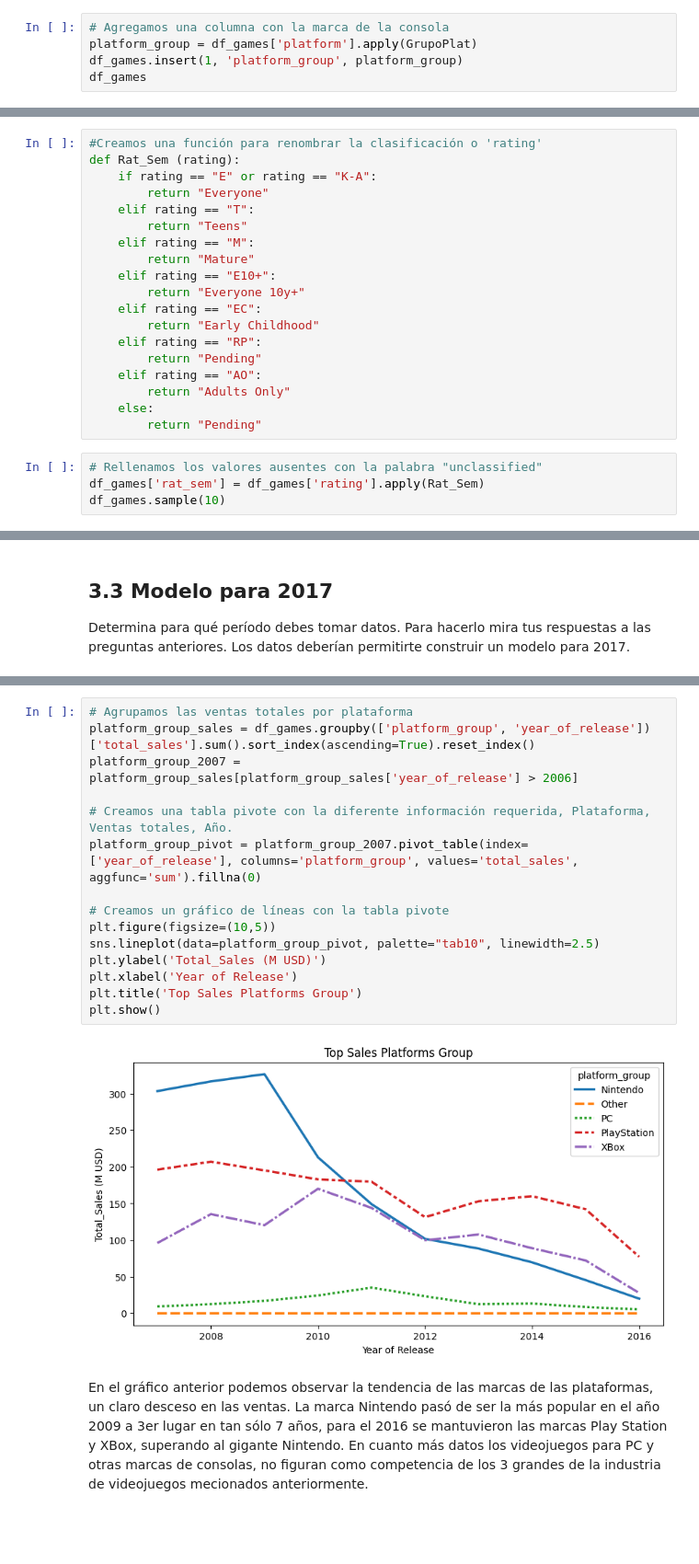
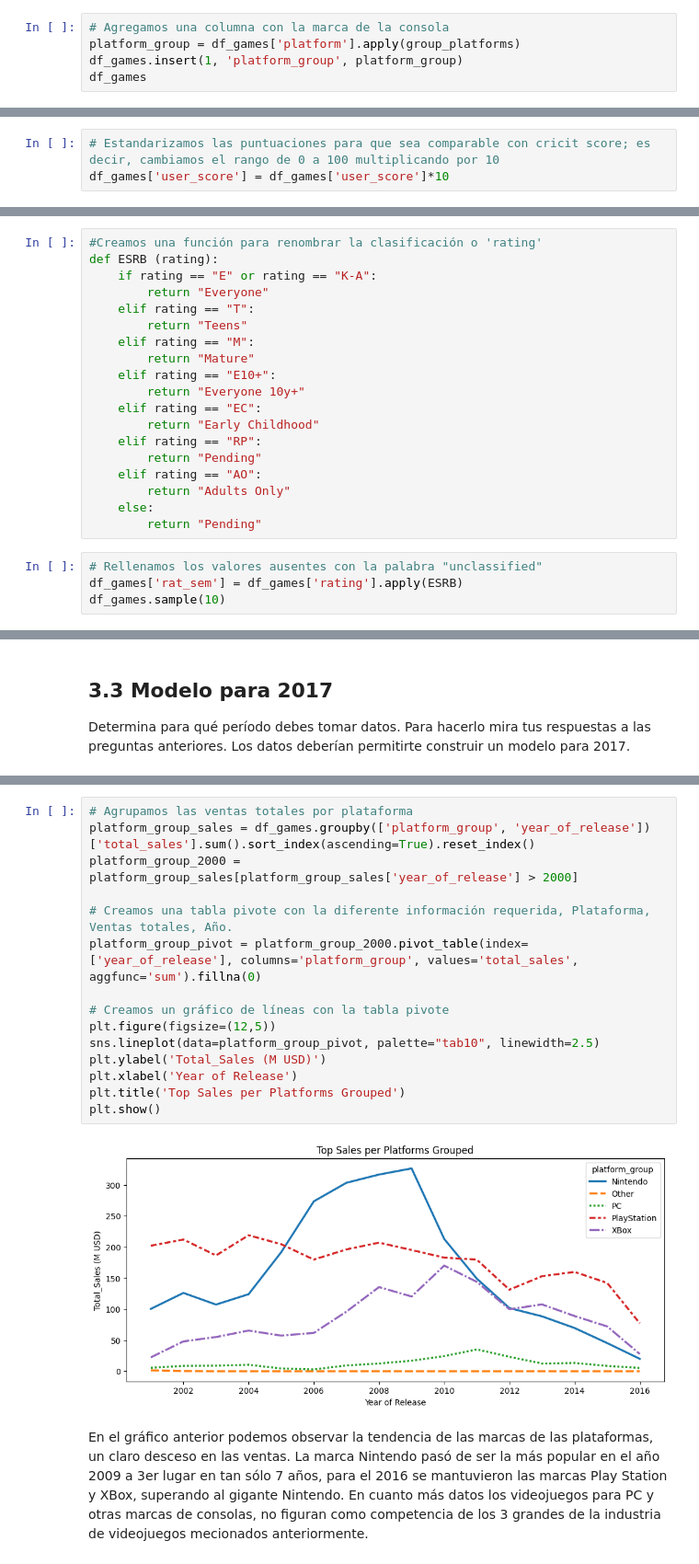
Before and after one commit to aldotoms/Proyectos-Finales-Github, a Jupyter notebook: Proyecto SP6 V1.0.ipynb, the cells around one changed output, grey strips where cells are left out. Shown: that part at 92% size. Cells and saved outputs as stored; diff of their text form; blank space fills up the shorter version.

```diff
--- a/Proyecto SP6 V1.0.ipynb
+++ b/Proyecto SP6 V1.0.ipynb
@@ -306,7 +320,7 @@ def GrupoPlat (x):
         return "Other"
 # %%
 # Agregamos una columna con la marca de la consola
-platform_group = df_games['platform'].apply(GrupoPlat)
+platform_group = df_games['platform'].apply(group_platforms)
 df_games.insert(1, 'platform_group', platform_group)
 df_games
 # %% [output]
@@ -471,6 +484,9 @@ min         0.000000
 75%         8.200000
 max         9.700000
 Name: user_score, dtype: float64
+# %%
+# Estandarizamos las puntuaciones para que sea comparable con cricit score; es decir, cambiamos el rango de 0 a 100 multiplicando por 10
+df_games['user_score'] = df_games['user_score']*10
 # %%
 # Revisamos los valores únicos para identificar anomalías
 df_games['user_score'].unique()
@@ -502,7 +518,7 @@ freq      3990
 Name: rating, dtype: object
 # %%
 #Creamos una función para renombrar la clasificación o 'rating'
-def Rat_Sem (rating):
+def ESRB (rating):
     if rating == "E" or rating == "K-A":
         return "Everyone"
     elif rating == "T":
@@ -521,7 +537,7 @@ def Rat_Sem (rating):
         return "Pending"
 # %%
 # Rellenamos los valores ausentes con la palabra "unclassified"
-df_games['rat_sem'] = df_games['rating'].apply(Rat_Sem)
+df_games['rat_sem'] = df_games['rating'].apply(ESRB)
 df_games.sample(10)
 # %% [output]
 |  | name | platform_group | platform | year_of_release | genre | na_sales | eu_sales | jp_sales | ... |
@@ -745,20 +770,20 @@ De acuerdo a la información anterior, la mayoría de plataformas y videojuegos
 # %%
 # Agrupamos las ventas totales por plataforma
 platform_group_sales = df_games.groupby(['platform_group', 'year_of_release'])['total_sales'].sum().sort_index(ascending=True).reset_index()
-platform_group_2007 = platform_group_sales[platform_group_sales['year_of_release'] > 2006]
+platform_group_2000 = platform_group_sales[platform_group_sales['year_of_release'] > 2000]
 
 # Creamos una tabla pivote con la diferente información requerida, Plataforma, Ventas totales, Año.
-platform_group_pivot = platform_group_2007.pivot_table(index=['year_of_release'], columns='platform_group', values='total_sales', aggfunc='sum').fillna(0)
+platform_group_pivot = platform_group_2000.pivot_table(index=['year_of_release'], columns='platform_group', values='total_sales', aggfunc='sum').fillna(0)
 
 # Creamos un gráfico de líneas con la tabla pivote
-plt.figure(figsize=(10,5))
+plt.figure(figsize=(12,5))
 sns.lineplot(data=platform_group_pivot, palette="tab10", linewidth=2.5)
 plt.ylabel('Total_Sales (M USD)')
 plt.xlabel('Year of Release')
-plt.title('Top Sales Platforms Group')
+plt.title('Top Sales per Platforms Grouped')
 plt.show()
 # %% [output]
-[figure, old version]
+[figure, new version]
 # %% [markdown]
 En el gráfico anterior podemos observar la tendencia de las marcas de las plataformas, un claro desceso en las ventas.
 La marca Nintendo pasó de ser la más popular en el año 2009 a 3er lugar en tan sólo 7 años, para el 2016 se mantuvieron las marcas Play Station y XBox, superando al gigante Nintendo.
```
Also changed, not shown: parts of 67 cells of this notebook.
